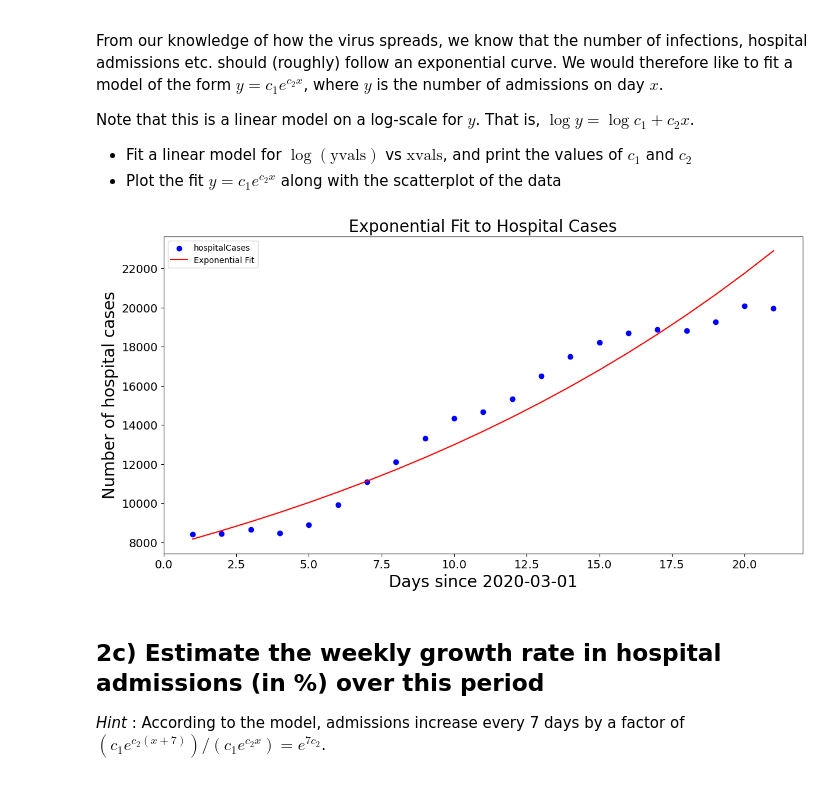
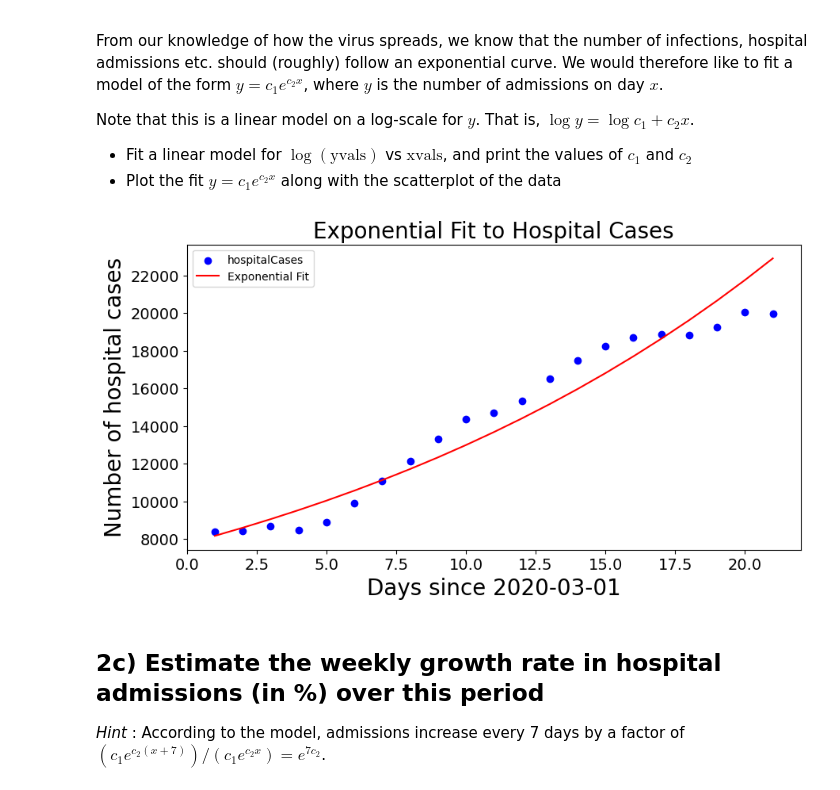
Before and after one commit to JerryLiu0911/IB-Data-Science, a Jupyter notebook: Exercises/02 Exercise Notebook 2.ipynb, the cells around one changed output. Drawn from its saved outputs; the diff is of its cells as text; code cells hidden in the pictures.

Commit message:
Change size of plot

```diff
--- a/Exercises/02 Exercise Notebook 2.ipynb
+++ b/Exercises/02 Exercise Notebook 2.ipynb
@@ -93,26 +93,27 @@ Note that this is a linear model on a log-scale for $y$. That is, $\log y = \log
 # %%
 # your code here
 def expofit(y, x):
     """
     Fit an exponential function to the data
     :param y: y values
     :param x: x values
     """
     Y = np.log(y)
     X = np.array([np.ones(len(x)),x]).T  # Create a 2D array with x and a column of ones
     beta_values = np.linalg.lstsq(X, Y, rcond=None)[0]  # Solve the least squares problem
     return beta_values  # Return the slope and intercept of the fitted line
 
 beta_values = expofit(yvals, xvals)  # Call the function with yvals and xvals as arguments
+plt.figure(figsize=(10, 5))
 plt.scatter(xvals, yvals, color = 'blue', label='hospitalCases')  # Plot the original data points
 plt.plot(xvals, np.exp(beta_values[1] * xvals + beta_values[0]), 'r-', label='Exponential Fit')  # Plot the fitted line
 plt.title('Exponential Fit to Hospital Cases')
 plt.xlabel('Days since 2020-03-01')
 plt.ylabel('Number of hospital cases')
 plt.legend()
 plt.show()  # Show the plot
 # %% [output]
-[figure, old version]
+[figure, new version]
 # %% [markdown]
 ## 2c) Estimate the weekly growth rate in hospital admissions (in \%) over this period
 
```
Also changed, not shown: parts of 1 cell of this notebook.
